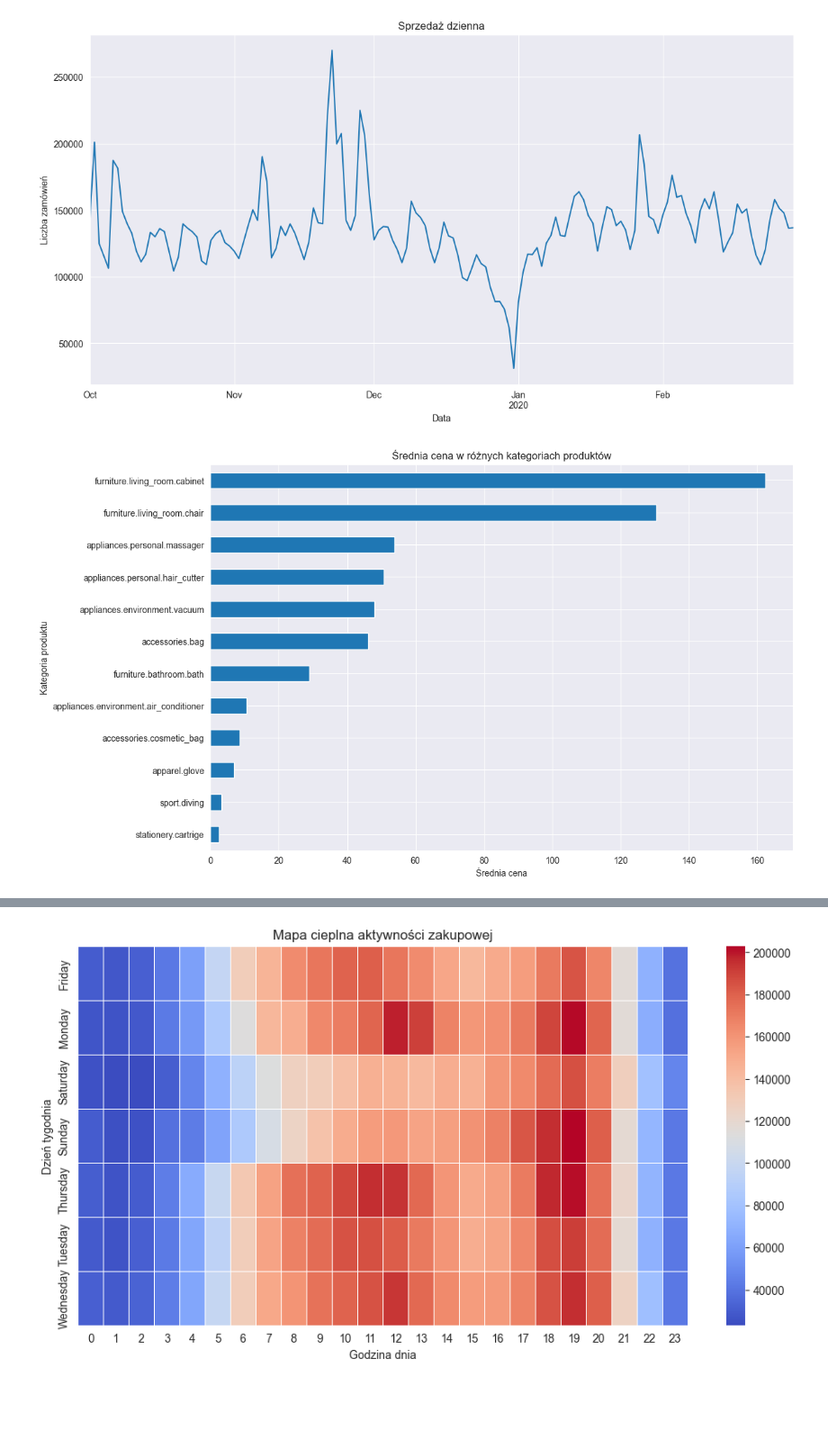
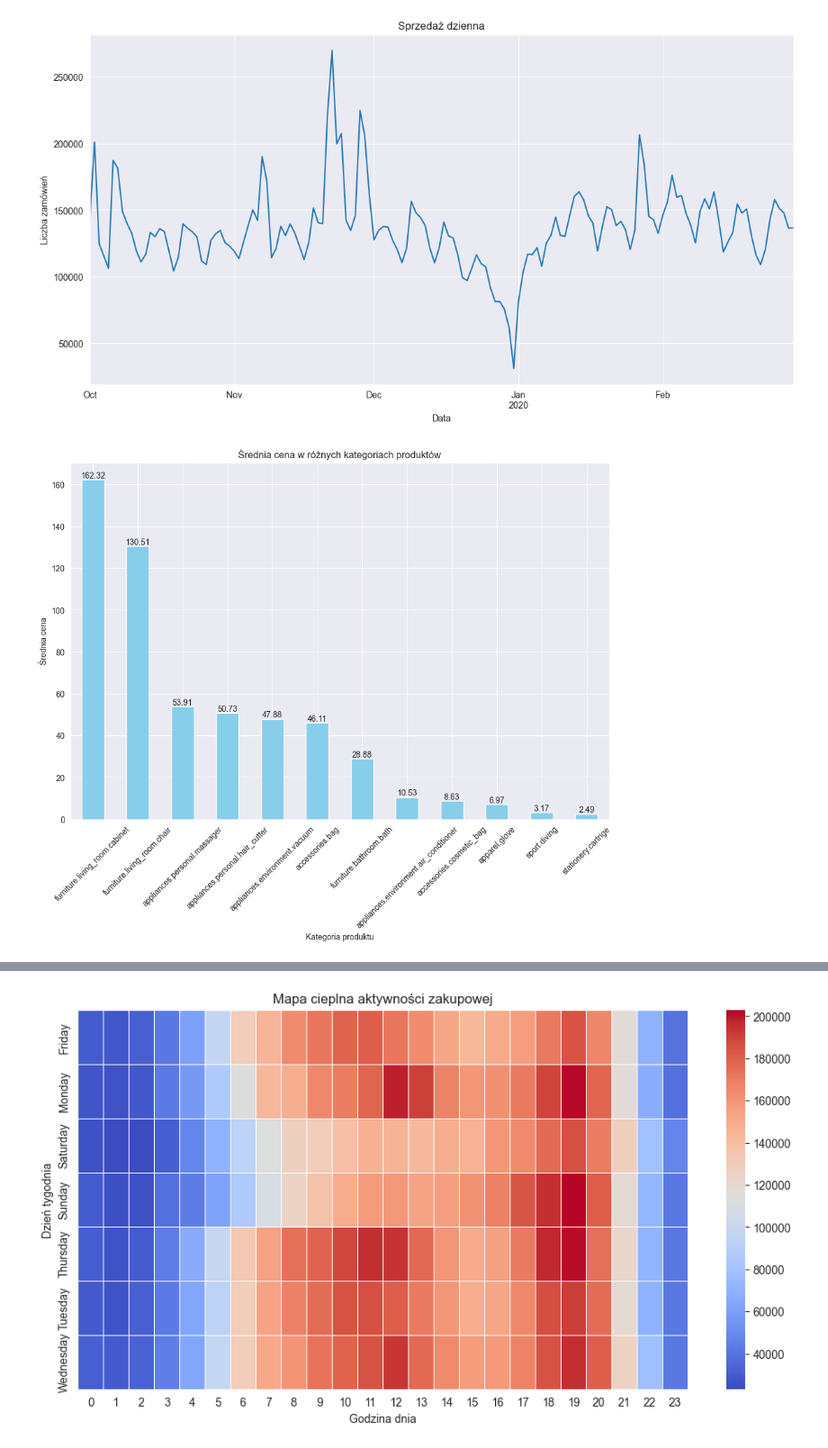
Before and after one commit to infoshareacademy/jdszr16-Datapaparapa, a Jupyter notebook: eda-cosmetic.ipynb, the cells around one changed output, grey strips where cells are left out. Shown at 90% size. Cells and saved outputs as stored; diff of their text form; code cells hidden in the pictures; blank space fills up the shorter version.

```diff
--- a/eda-cosmetic.ipynb
+++ b/eda-cosmetic.ipynb
@@ -118,14 +80,20 @@ plt.show()
 # %%
 average_price_by_category = df.groupby('category_code')['price'].mean()
 
 plt.figure(figsize=(12, 8))
-average_price_by_category.sort_values().plot(kind='barh')
+bars = average_price_by_category.sort_values(ascending=False).plot(kind='bar', color='skyblue')
 plt.title('Średnia cena w różnych kategoriach produktów')
-plt.xlabel('Średnia cena')
-plt.ylabel('Kategoria produktu')
+plt.ylabel('Średnia cena')
+plt.xlabel('Kategoria produktu')
+plt.xticks(rotation=45)
+
+for bar in bars.patches:
+    plt.text(bar.get_x() + bar.get_width() / 2, bar.get_height(), f'{bar.get_height():.2f}',
+             ha='center', va='bottom')
+
 plt.show()
 # %% [output]
-[figure, old version]
+[figure, new version]
 # %%
 top_brands = df['brand'].value_counts().head(10)
 
```
Also changed, not shown: parts of 17 cells of this notebook.
